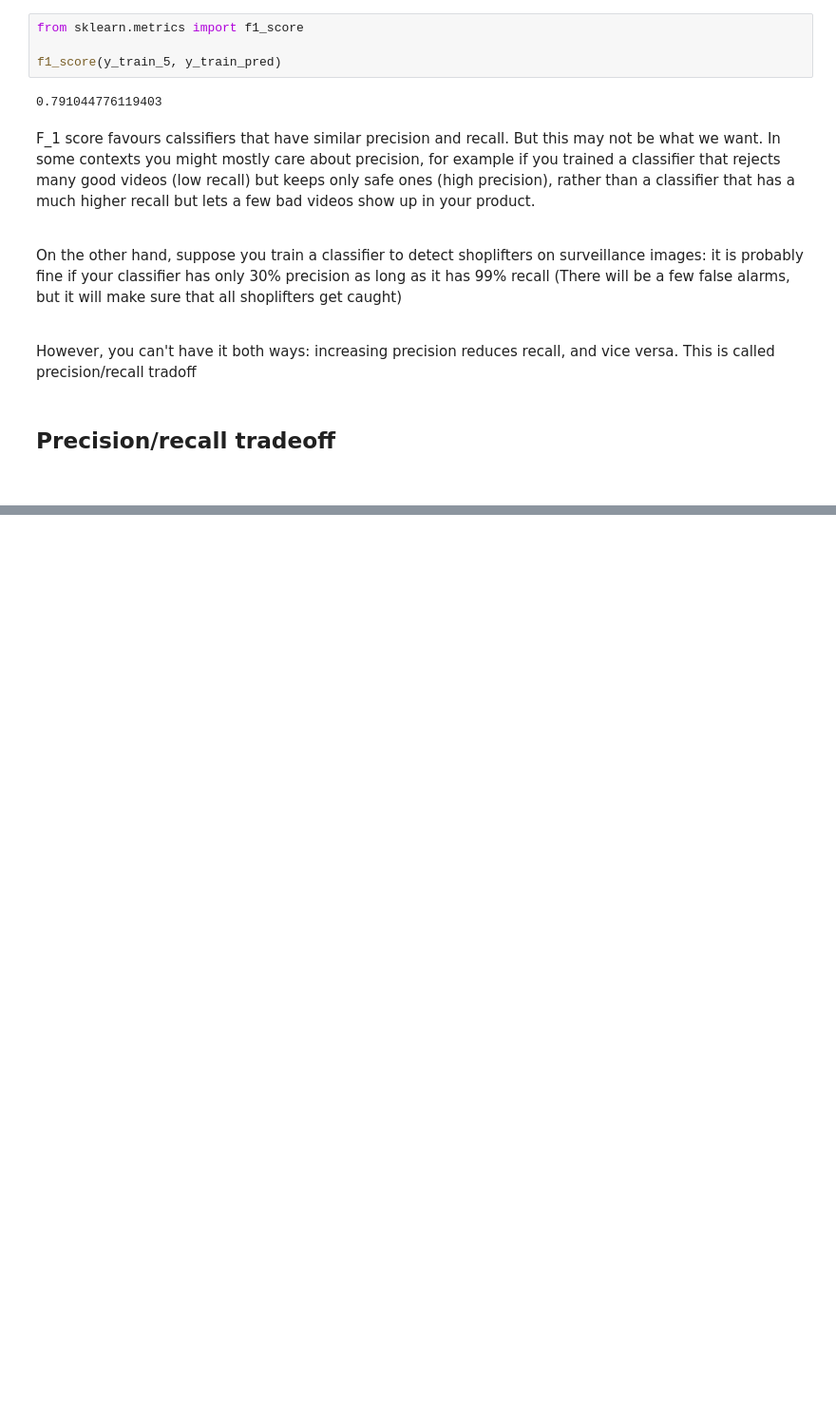
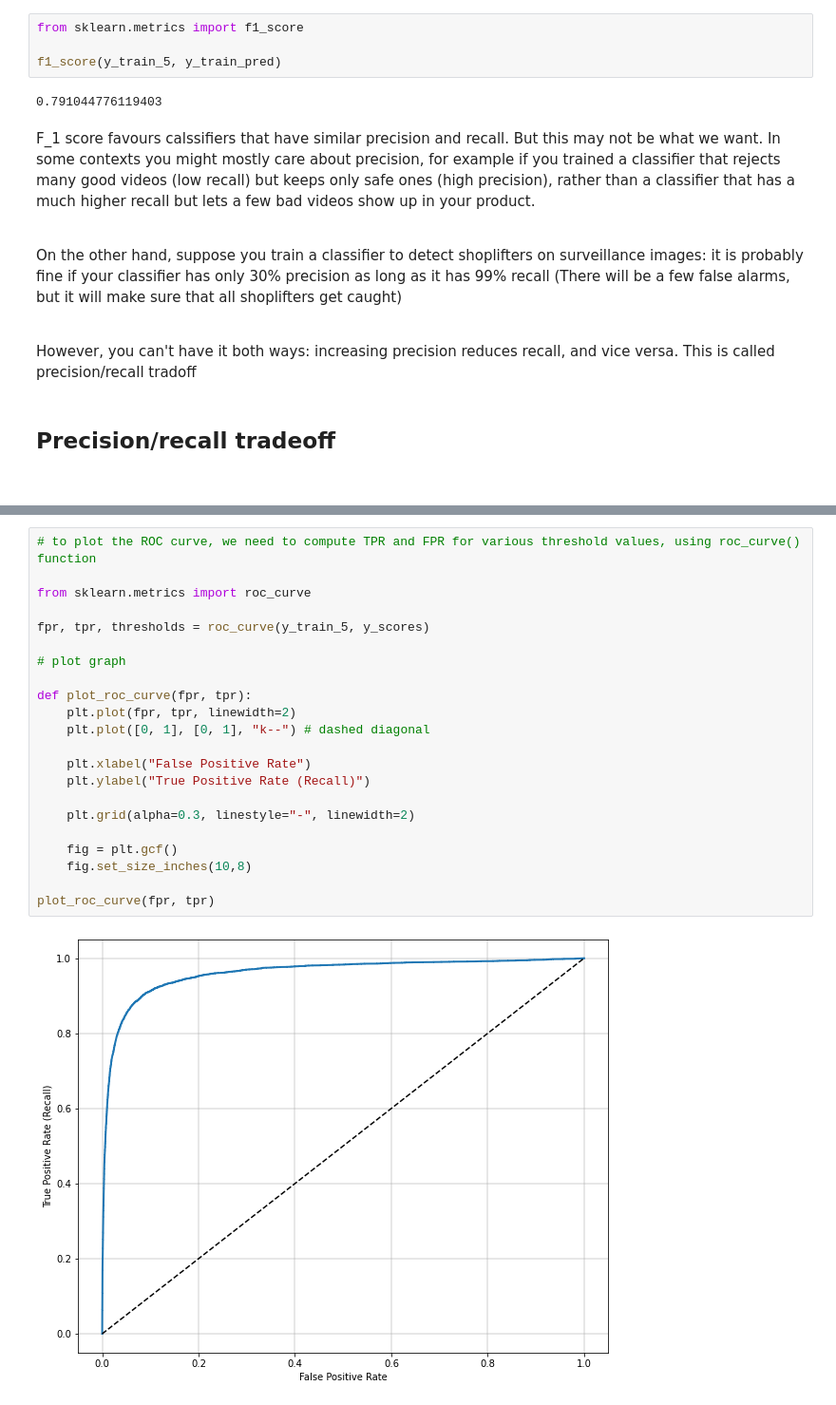
Before and after one commit to alpharaoh/Machine-Learning, a Jupyter notebook: Learning/MNIST/classification.ipynb, the cells around one changed output, grey strips where cells are left out. Shown: that part at 95% size. Drawn from its saved outputs; the diff is of its cells as text; blank space fills up the shorter version.

```diff
--- a/Learning/MNIST/classification.ipynb
+++ b/Learning/MNIST/classification.ipynb
@@ -183,0 +284,24 @@ To understand this tradeoff, let's look at how the `SGDClassifier` makes its cla
+# %%
+# to plot the ROC curve, we need to compute TPR and FPR for various threshold values, using roc_curve() function
+
+from sklearn.metrics import roc_curve
+
+fpr, tpr, thresholds = roc_curve(y_train_5, y_scores)
+
+# plot graph
+
+def plot_roc_curve(fpr, tpr):
+    plt.plot(fpr, tpr, linewidth=2)
+    plt.plot([0, 1], [0, 1], "k--") # dashed diagonal
+
+    plt.xlabel("False Positive Rate")
+    plt.ylabel("True Positive Rate (Recall)")
+
+    plt.grid(alpha=0.3, linestyle="-", linewidth=2)
+
+    fig = plt.gcf()
+    fig.set_size_inches(10,8)
+
+plot_roc_curve(fpr, tpr)
+# %% [output]
+[figure, added]
```
Also changed, not shown: parts of 17 cells of this notebook.
